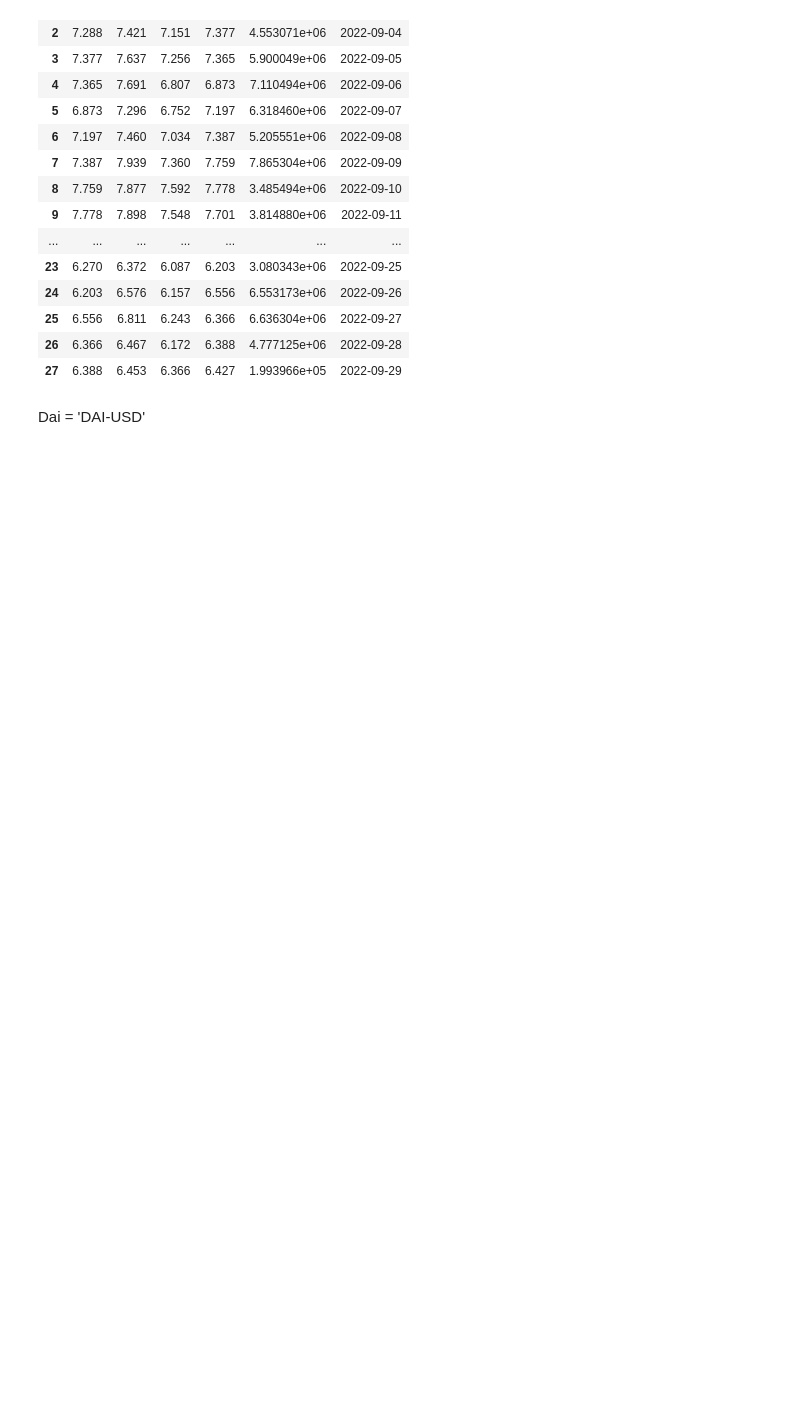
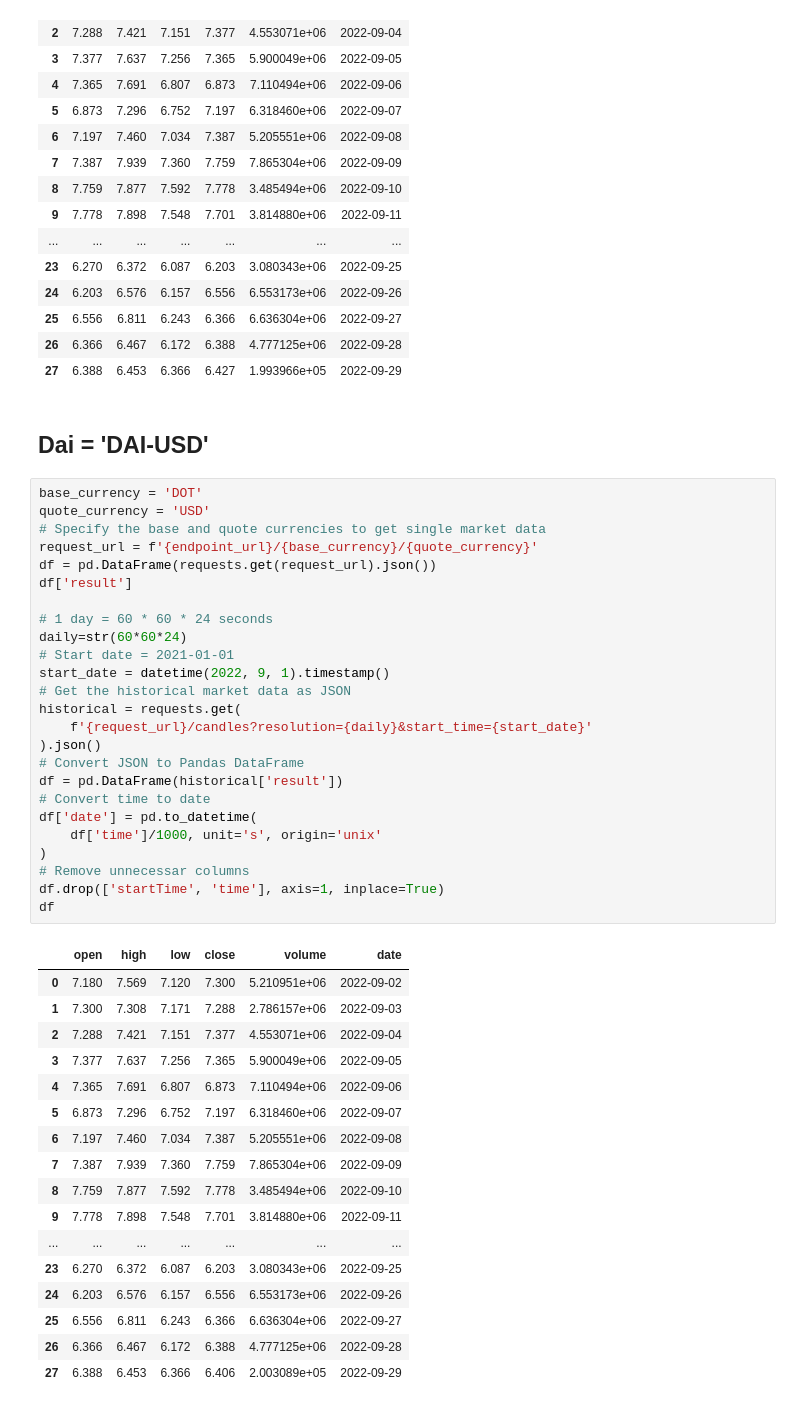
Before and after one commit to sergioarnold87/PI03-Analytics, a Jupyter notebook: ftx.ipynb, the cells around one changed output. Cells and saved outputs as stored; diff of their text form; blank space fills up the shorter version.

```diff
--- a/ftx.ipynb
+++ b/ftx.ipynb
@@ -482,4 +510,47 @@ df
 # %% [markdown]
 
 
-Dai = 'DAI-USD'
+## Dai = 'DAI-USD'
+# %%
+base_currency = 'DOT'
+quote_currency = 'USD'
+# Specify the base and quote currencies to get single market data
+request_url = f'{endpoint_url}/{base_currency}/{quote_currency}'
+df = pd.DataFrame(requests.get(request_url).json())
+df['result']
+
+# 1 day = 60 * 60 * 24 seconds
+daily=str(60*60*24)
+# Start date = 2021-01-01
+start_date = datetime(2022, 9, 1).timestamp()
+# Get the historical market data as JSON
+historical = requests.get(
+    f'{request_url}/candles?resolution={daily}&start_time={start_date}'
+).json()
+# Convert JSON to Pandas DataFrame
+df = pd.DataFrame(historical['result'])
+# Convert time to date
+df['date'] = pd.to_datetime(
+    df['time']/1000, unit='s', origin='unix'
+)
+# Remove unnecessar columns
+df.drop(['startTime', 'time'], axis=1, inplace=True)
+df
+# %% [output]
+|  | open | high | low | close | volume | date |
+| 0 | 7.180 | 7.569 | 7.120 | 7.300 | 5.210951e+06 | 2022-09-02 |
+| 1 | 7.300 | 7.308 | 7.171 | 7.288 | 2.786157e+06 | 2022-09-03 |
+| 2 | 7.288 | 7.421 | 7.151 | 7.377 | 4.553071e+06 | 2022-09-04 |
+| 3 | 7.377 | 7.637 | 7.256 | 7.365 | 5.900049e+06 | 2022-09-05 |
+| 4 | 7.365 | 7.691 | 6.807 | 6.873 | 7.110494e+06 | 2022-09-06 |
+| 5 | 6.873 | 7.296 | 6.752 | 7.197 | 6.318460e+06 | 2022-09-07 |
+| 6 | 7.197 | 7.460 | 7.034 | 7.387 | 5.205551e+06 | 2022-09-08 |
+| 7 | 7.387 | 7.939 | 7.360 | 7.759 | 7.865304e+06 | 2022-09-09 |
+| 8 | 7.759 | 7.877 | 7.592 | 7.778 | 3.485494e+06 | 2022-09-10 |
+| 9 | 7.778 | 7.898 | 7.548 | 7.701 | 3.814880e+06 | 2022-09-11 |
+| ... | ... | ... | ... | ... | ... | ... |
+| 23 | 6.270 | 6.372 | 6.087 | 6.203 | 3.080343e+06 | 2022-09-25 |
+| 24 | 6.203 | 6.576 | 6.157 | 6.556 | 6.553173e+06 | 2022-09-26 |
+| 25 | 6.556 | 6.811 | 6.243 | 6.366 | 6.636304e+06 | 2022-09-27 |
+| 26 | 6.366 | 6.467 | 6.172 | 6.388 | 4.777125e+06 | 2022-09-28 |
+| 27 | 6.388 | 6.453 | 6.366 | 6.406 | 2.003089e+05 | 2022-09-29 |
```
Also changed, not shown: parts of 7 cells of this notebook, 3 other files.
